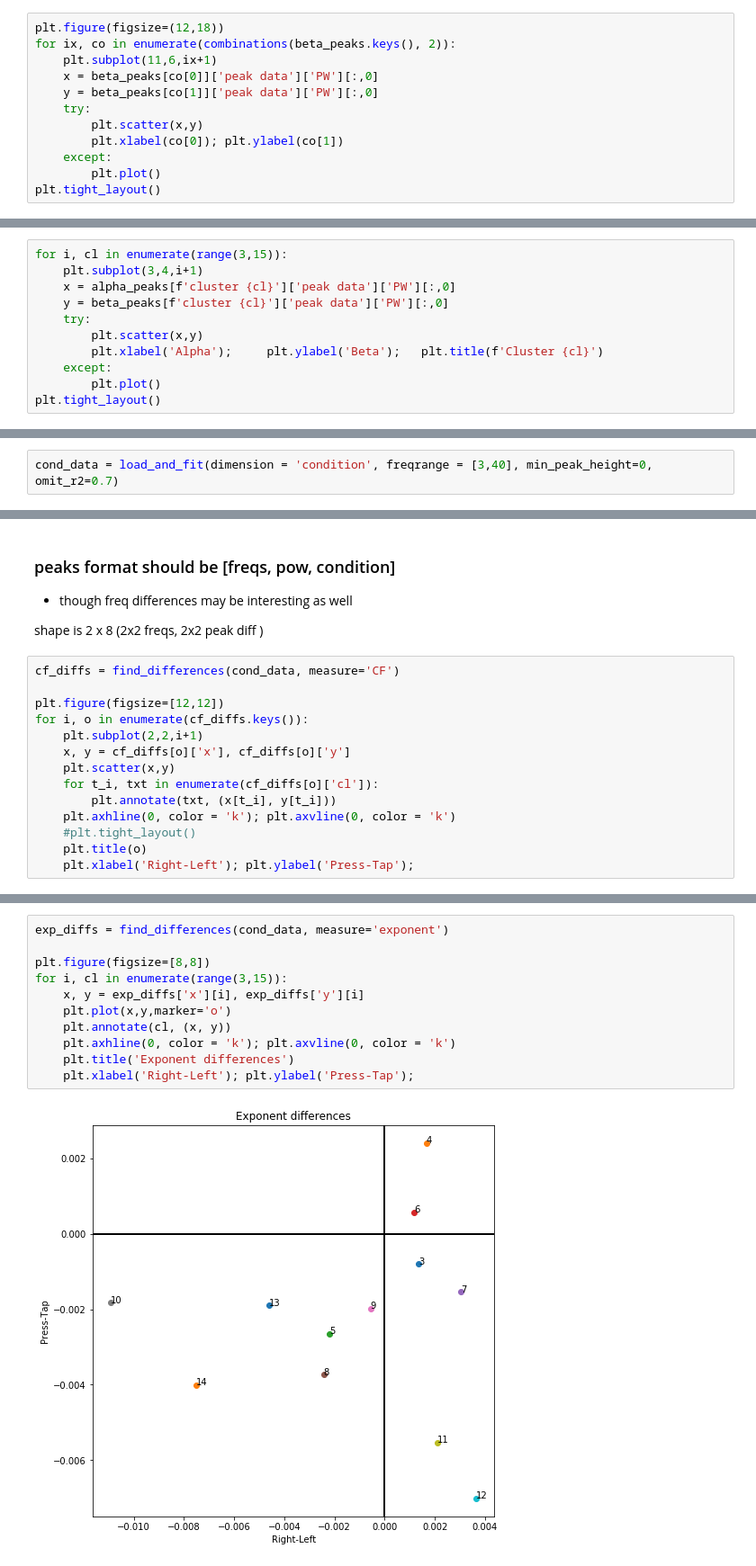
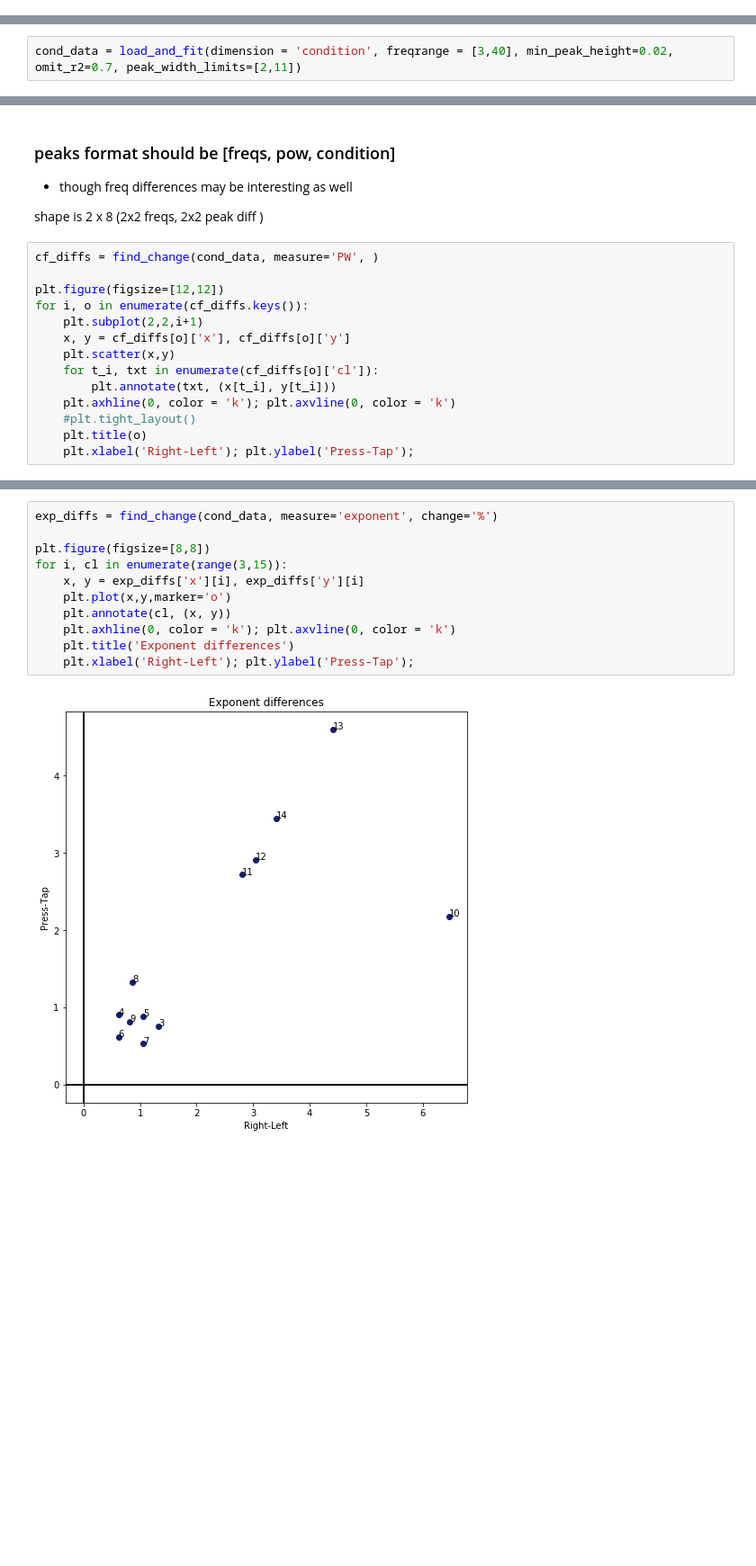
Before and after one commit to bfbarry/Metric-Modulation, a Jupyter notebook: notebooks/spectral_analysis.ipynb, the cells around one changed output, grey strips where cells are left out. Shown: that part at 90% size. Drawn from its saved outputs; the diff is of its cells as text; blank space fills up the shorter version.

```diff
--- a/notebooks/spectral_analysis.ipynb
+++ b/notebooks/spectral_analysis.ipynb
@@ -134,12 +155,0 @@ plt.tight_layout()
-# %%
-plt.figure(figsize=(12,18))
-for ix, co in enumerate(combinations(beta_peaks.keys(), 2)):
-    plt.subplot(11,6,ix+1)
-    x = beta_peaks[co[0]]['peak data']['PW'][:,0]
-    y = beta_peaks[co[1]]['peak data']['PW'][:,0]
-    try:
-        plt.scatter(x,y)
-        plt.xlabel(co[0]); plt.ylabel(co[1])
-    except:
-        plt.plot()
-plt.tight_layout()
@@ -148,11 +155,0 @@ plt.tight_layout()
-# %%
-for i, cl in enumerate(range(3,15)):
-    plt.subplot(3,4,i+1)
-    x = alpha_peaks[f'cluster {cl}']['peak data']['PW'][:,0]
-    y = beta_peaks[f'cluster {cl}']['peak data']['PW'][:,0]
-    try:
-        plt.scatter(x,y)
-        plt.xlabel('Alpha');     plt.ylabel('Beta');   plt.title(f'Cluster {cl}')
-    except:
-        plt.plot()
-plt.tight_layout()
@@ -176,5 +176,5 @@ indices: PL, PR, TL, TR
 # %%
-cond_data = load_and_fit(dimension = 'condition', freqrange = [3,40], min_peak_height=0, omit_r2=0.7)
+cond_data = load_and_fit(dimension = 'condition', freqrange = [3,40], min_peak_height=0.02, omit_r2=0.7, peak_width_limits=[2,11])
 # %%
 f = plt.figure(figsize=[18,8])
 plotFlatComps(cond_data, mark_peak = True, dimension = 'condition')
@@ -188,7 +188,7 @@ if save: f.savefig('./fig/cond', dpi = 300)
 
 shape is 2 x 8 (2x2 freqs, 2x2 peak diff )
 # %%
-cf_diffs = find_differences(cond_data, measure='CF')
+cf_diffs = find_change(cond_data, measure='PW', )
 
 plt.figure(figsize=[12,12])
 for i, o in enumerate(cf_diffs.keys()):
@@ -206,13 +223,13 @@ for i, o in enumerate(cf_diffs.keys()):
 # %%
-exp_diffs = find_differences(cond_data, measure='exponent')
+exp_diffs = find_change(cond_data, measure='exponent', change='%')
 
 plt.figure(figsize=[8,8])
 for i, cl in enumerate(range(3,15)):
     x, y = exp_diffs['x'][i], exp_diffs['y'][i]
     plt.plot(x,y,marker='o')
     plt.annotate(cl, (x, y))
     plt.axhline(0, color = 'k'); plt.axvline(0, color = 'k')
     plt.title('Exponent differences')
     plt.xlabel('Right-Left'); plt.ylabel('Press-Tap');
 # %% [output]
-[figure, old version]
+[figure, new version]
```
Also changed, not shown: parts of 10 cells of this notebook, 2 other files.
